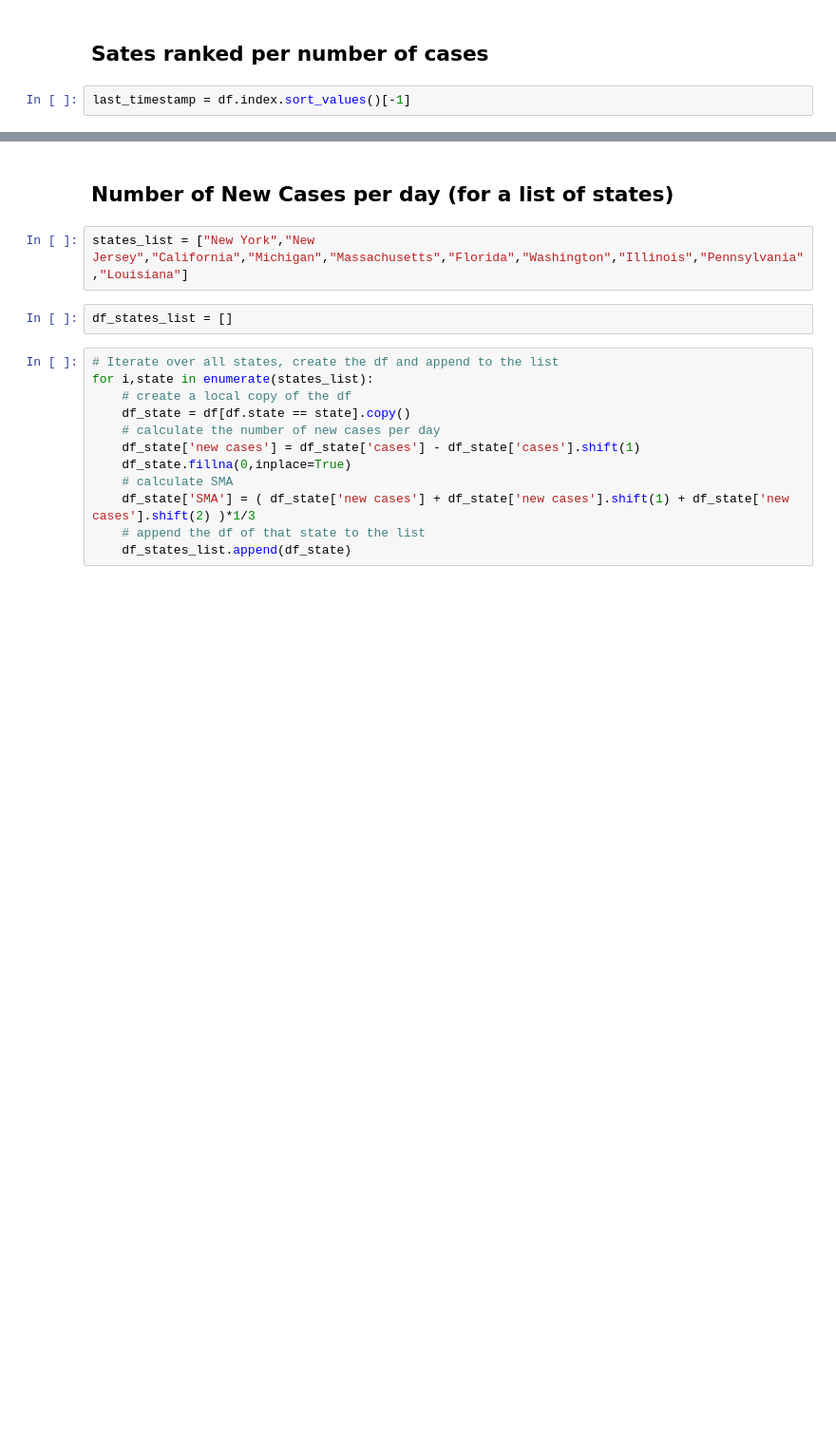
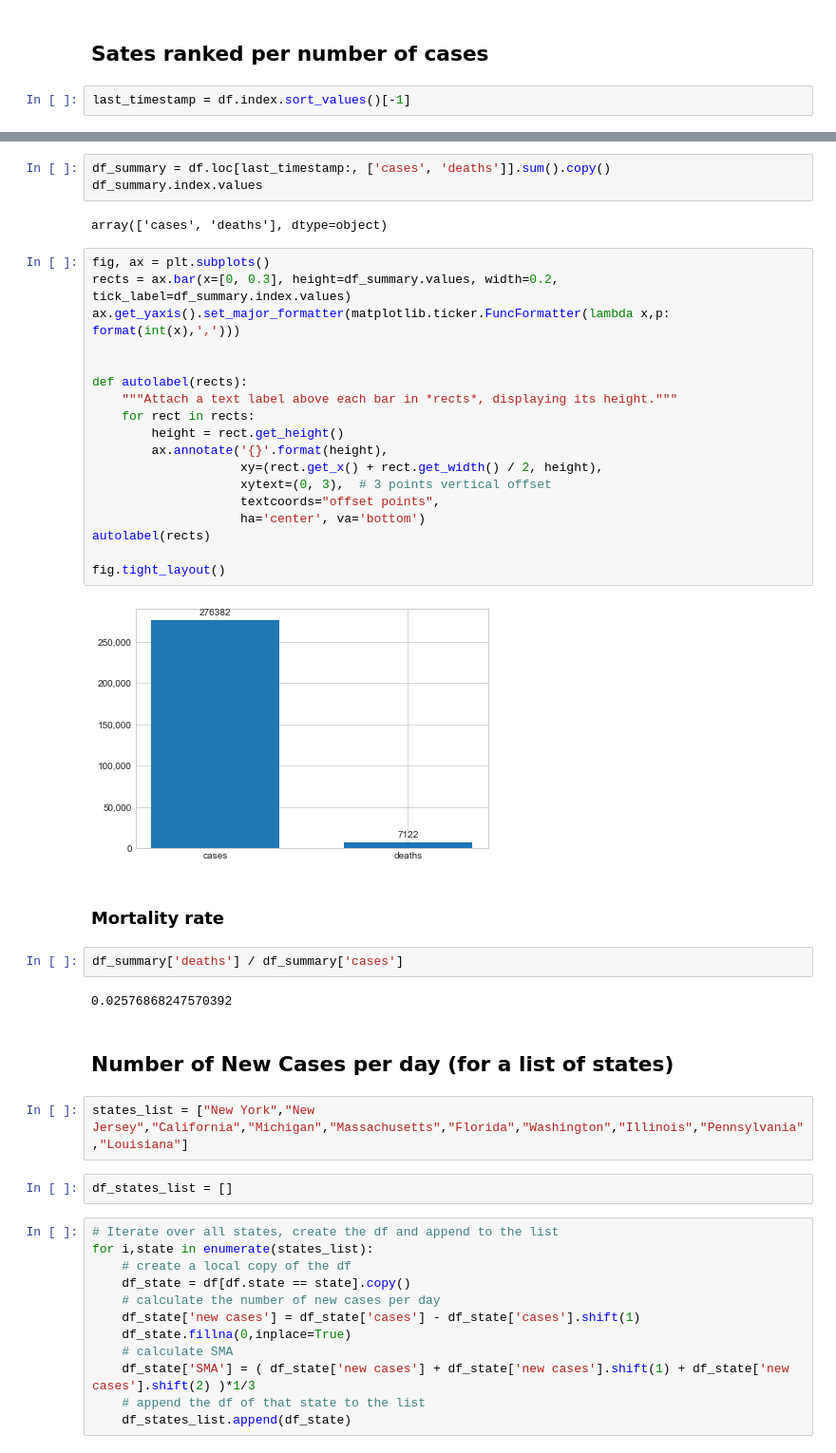
Before and after one commit to mtlberri/covid-19-data, a Jupyter notebook: covid-study.ipynb, the cells around one changed output, grey strips where cells are left out. Shown at 95% size. Drawn from its saved outputs; the diff is of its cells as text; blank space fills up the shorter version.

```diff
--- a/covid-study.ipynb
+++ b/covid-study.ipynb
@@ -99,3 +75,34 @@ df[last_timestamp:].sort_values(by='cases',ascending=False).head(10)
+# %%
+df_summary = df.loc[last_timestamp:, ['cases', 'deaths']].sum().copy()
+df_summary.index.values
+# %% [output]
+array(['cases', 'deaths'], dtype=object)
+# %%
+fig, ax = plt.subplots()
+rects = ax.bar(x=[0, 0.3], height=df_summary.values, width=0.2, tick_label=df_summary.index.values)
+ax.get_yaxis().set_major_formatter(matplotlib.ticker.FuncFormatter(lambda x,p: format(int(x),',')))
+
+
+def autolabel(rects):
+    """Attach a text label above each bar in *rects*, displaying its height."""
+    for rect in rects:
+        height = rect.get_height()
+        ax.annotate('{}'.format(height),
+                    xy=(rect.get_x() + rect.get_width() / 2, height),
+                    xytext=(0, 3),  # 3 points vertical offset
+                    textcoords="offset points",
+                    ha='center', va='bottom')
+autolabel(rects)
+
+fig.tight_layout()
+# %% [output]
+[figure, added]
+# %% [markdown]
+### Mortality rate
+# %%
+df_summary['deaths'] / df_summary['cases']
+# %% [output]
+0.02576868247570392
 # %% [markdown]
 ## Number of New Cases per day (for a list of states)
 # %%
```
Also changed, not shown: parts of 8 cells of this notebook.
